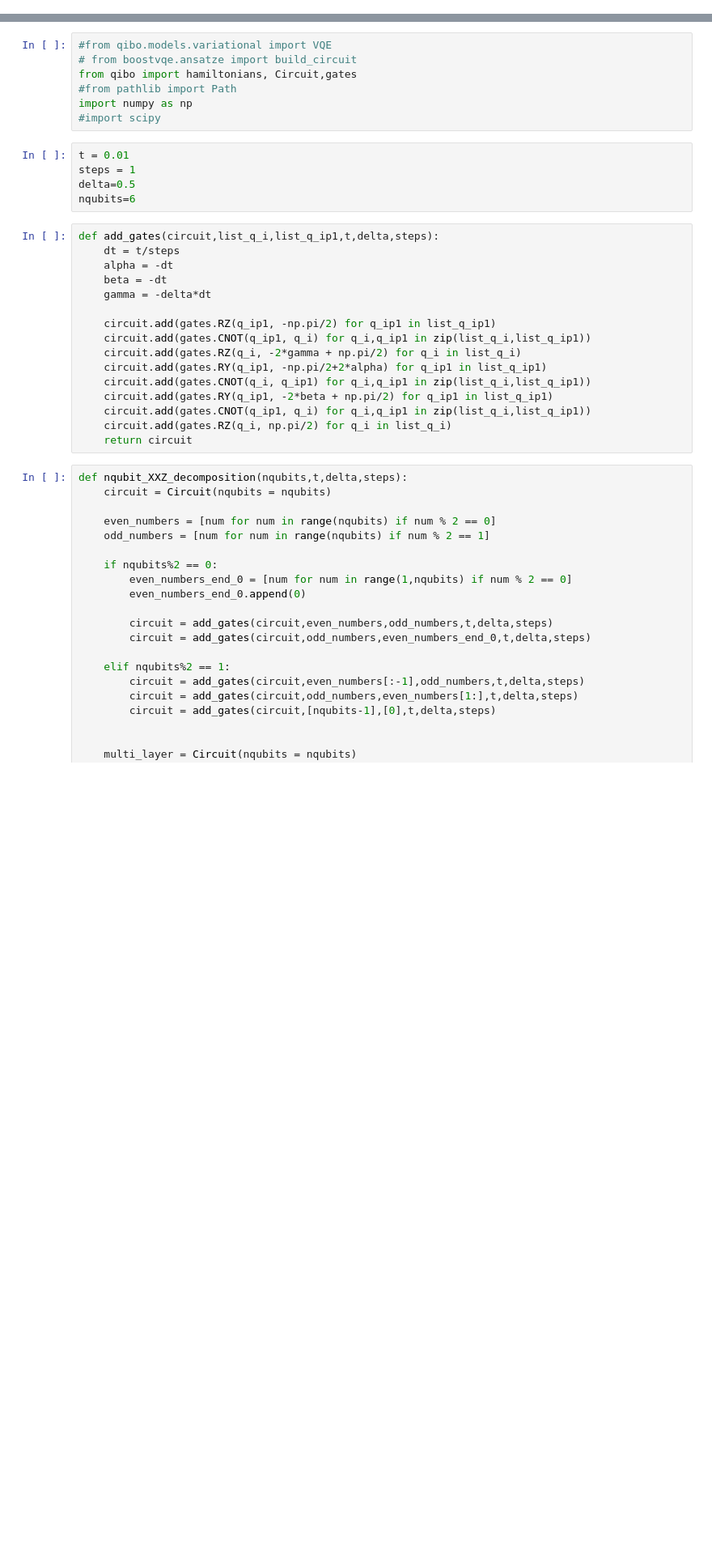
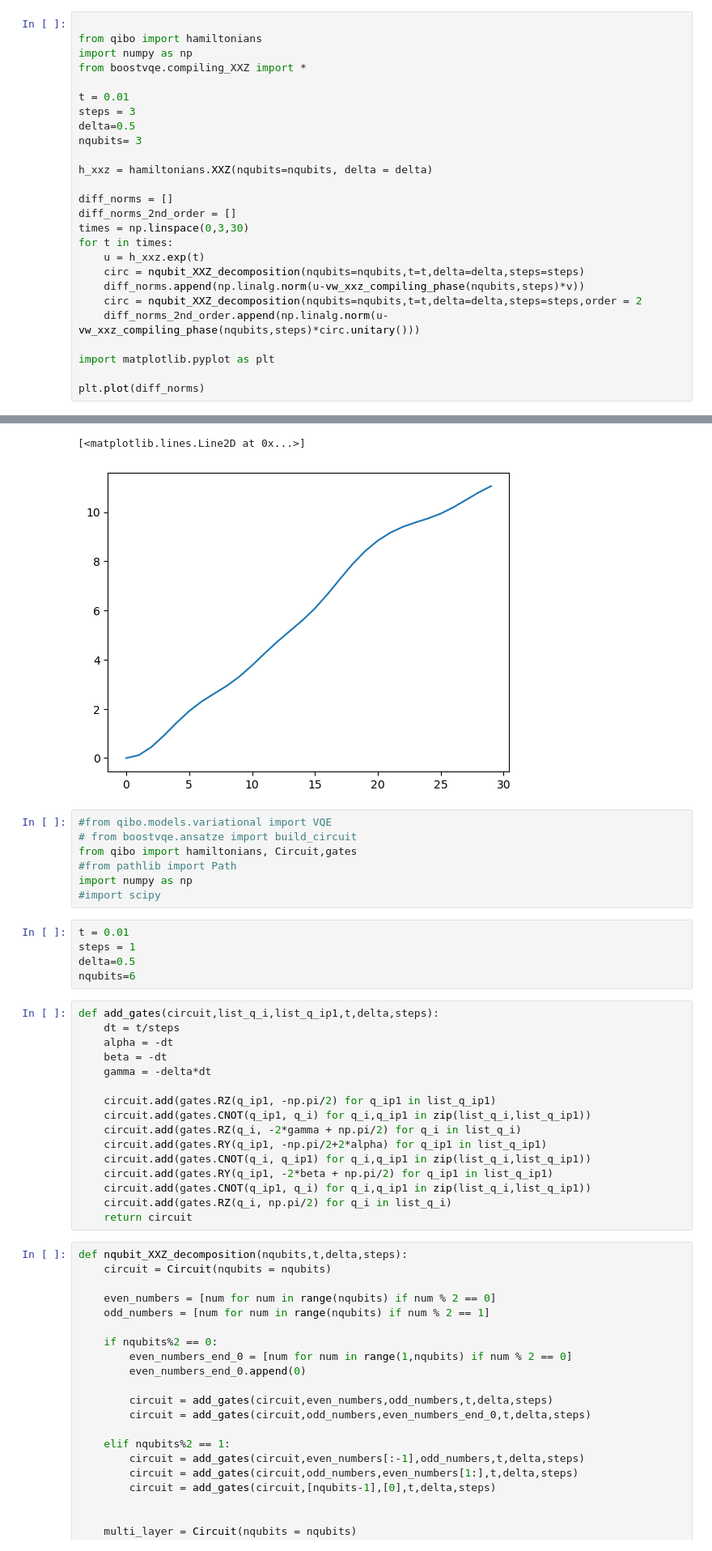
Before and after one commit to qiboteam/boostvqe, a Jupyter notebook: notebooks/Compiling XXZ_simplified.ipynb, the cells around one changed output, grey strips where cells are left out. Shown at 81% size. Cells and saved outputs as stored; diff of their text form; blank space fills up the shorter version.

Commit message:
phase tests

```diff
--- a/notebooks/Compiling XXZ_simplified.ipynb
+++ b/notebooks/Compiling XXZ_simplified.ipynb
@@ -28,0 +13,27 @@ TBD with Marek
+# %%
+
+from qibo import hamiltonians
+import numpy as np
+from boostvqe.compiling_XXZ import *
+
+t = 0.01
+steps = 3
+delta=0.5
+nqubits= 3
+
+h_xxz = hamiltonians.XXZ(nqubits=nqubits, delta = delta)
+
+diff_norms = []
+diff_norms_2nd_order = []
+times = np.linspace(0,3,30)
+for t in times:
+    u = h_xxz.exp(t)
+    circ = nqubit_XXZ_decomposition(nqubits=nqubits,t=t,delta=delta,steps=steps)
+    diff_norms.append(np.linalg.norm(u-vw_xxz_compiling_phase(nqubits,steps)*v))
+    circ = nqubit_XXZ_decomposition(nqubits=nqubits,t=t,delta=delta,steps=steps,order = 2
+    diff_norms_2nd_order.append(np.linalg.norm(u-vw_xxz_compiling_phase(nqubits,steps)*circ.unitary()))
+
+import matplotlib.pyplot as plt
+
+plt.plot(diff_norms)
+# %% [output]
@@ -29,3 +41,5 @@ TBD with Marek
+[<matplotlib.lines.Line2D at 0x...>]
+[figure, added]
 # %%
 #from qibo.models.variational import VQE
 # from boostvqe.ansatze import build_circuit
```
Also changed, not shown: parts of 4 cells of this notebook, 5 other files.
